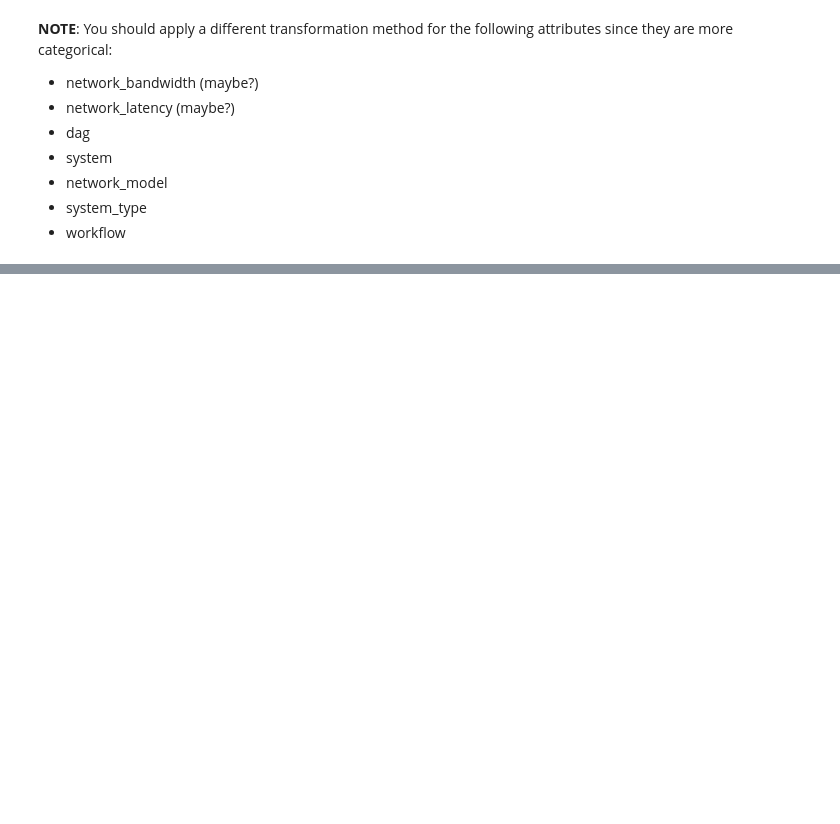
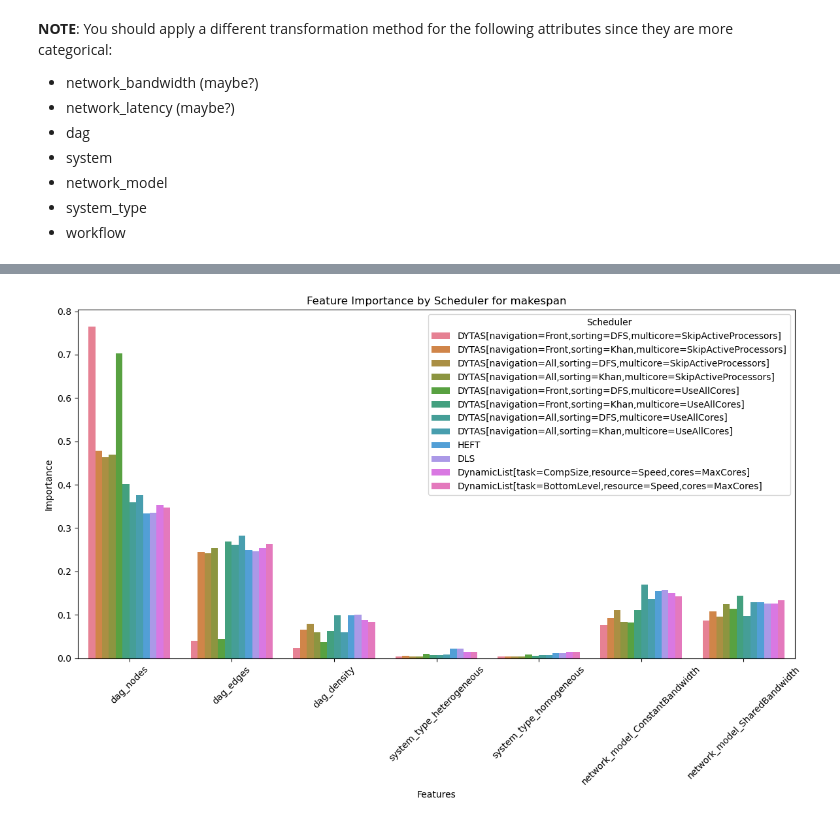
Before and after one commit to jisanos/dslab, a Jupyter notebook: dytas-benchmark/dytas-comparisons/analysis/impact-measuring.ipynb, the cells around one changed output, grey strips where cells are left out. Cells and saved outputs as stored; diff of their text form; code cells hidden in the pictures; blank space fills up the shorter version.

```diff
--- a/dytas-benchmark/dytas-comparisons/analysis/impact-measuring.ipynb
+++ b/dytas-benchmark/dytas-comparisons/analysis/impact-measuring.ipynb
@@ -171 +140,5 @@ def decision_tree_regressor(df, dependent_var):
+# %%
+decision_tree_regressor(df_transformed, "makespan",independent_vars)
+# %% [output]
+[figure, added]
 # %%
```
Also changed, not shown: parts of 18 cells of this notebook, 3 other files.
